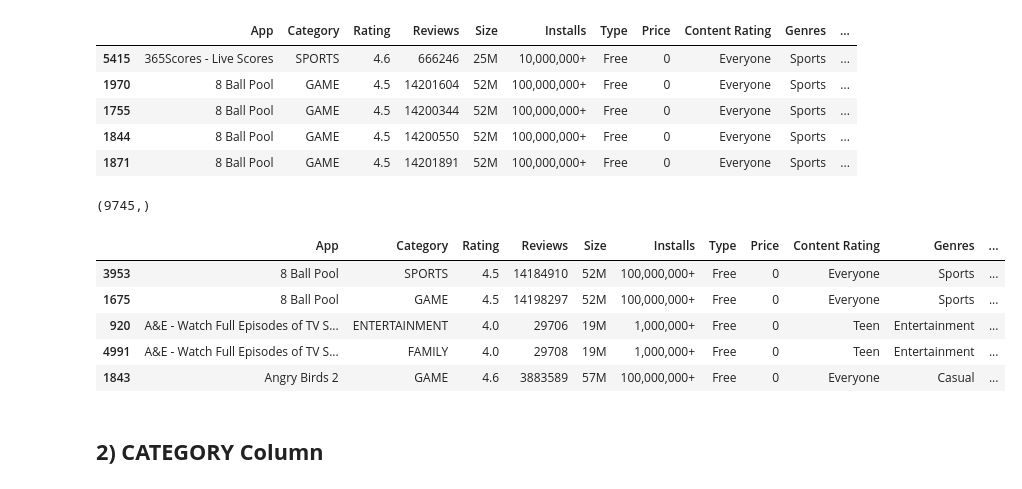
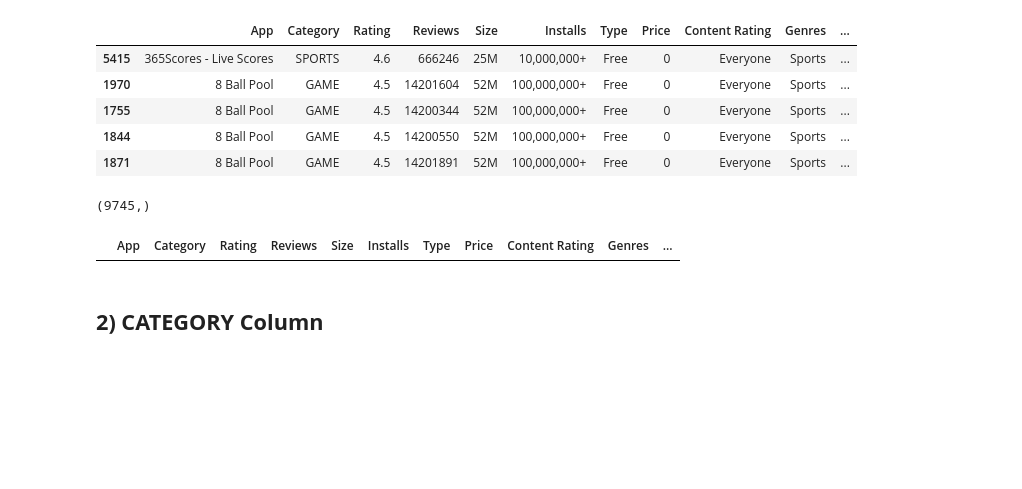
Before and after one commit to ankitrai777/EDA-on-Play-Store-App-Review, a Jupyter notebook: Play_Store_App_Review_Analysis_Capstone_Project.ipynb, the cells around one changed output. Saved outputs shown, nothing was run; the diff lists cells and outputs as text; code cells hidden in the pictures; blank space fills up the shorter version.

```diff
--- a/Play_Store_App_Review_Analysis_Capstone_Project.ipynb
+++ b/Play_Store_App_Review_Analysis_Capstone_Project.ipynb
@@ -177,14 +260,9 @@ ps_df['App'].shape
 # %% [output]
 (9745,)
 # %%
-ps_df[ps_df.duplicated(['App'],keep = False)].sort_values(by = 'App').head()
+ps_df[ps_df.duplicated(['App','Category'] , keep = 'first' )].sort_values(by= 'App').head()
 # %% [output]
 |  | App | Category | Rating | Reviews | Size | Installs | Type | Price | Content Rating | Genres | ... |
-| 3953 | 8 Ball Pool | SPORTS | 4.5 | 14184910 | 52M | 100,000,000+ | Free | 0 | Everyone | Sports | ... |
-| 1675 | 8 Ball Pool | GAME | 4.5 | 14198297 | 52M | 100,000,000+ | Free | 0 | Everyone | Sports | ... |
-| 920 | A&E - Watch Full Episodes of TV S... | ENTERTAINMENT | 4.0 | 29706 | 19M | 1,000,000+ | Free | 0 | Teen | Entertainment | ... |
-| 4991 | A&E - Watch Full Episodes of TV S... | FAMILY | 4.0 | 29708 | 19M | 1,000,000+ | Free | 0 | Teen | Entertainment | ... |
-| 1843 | Angry Birds 2 | GAME | 4.6 | 3883589 | 57M | 100,000,000+ | Free | 0 | Everyone | Casual | ... |
 # %% [markdown]
 ## **2) CATEGORY Column**
 # %%
```
Also changed, not shown: parts of 117 cells of this notebook.
